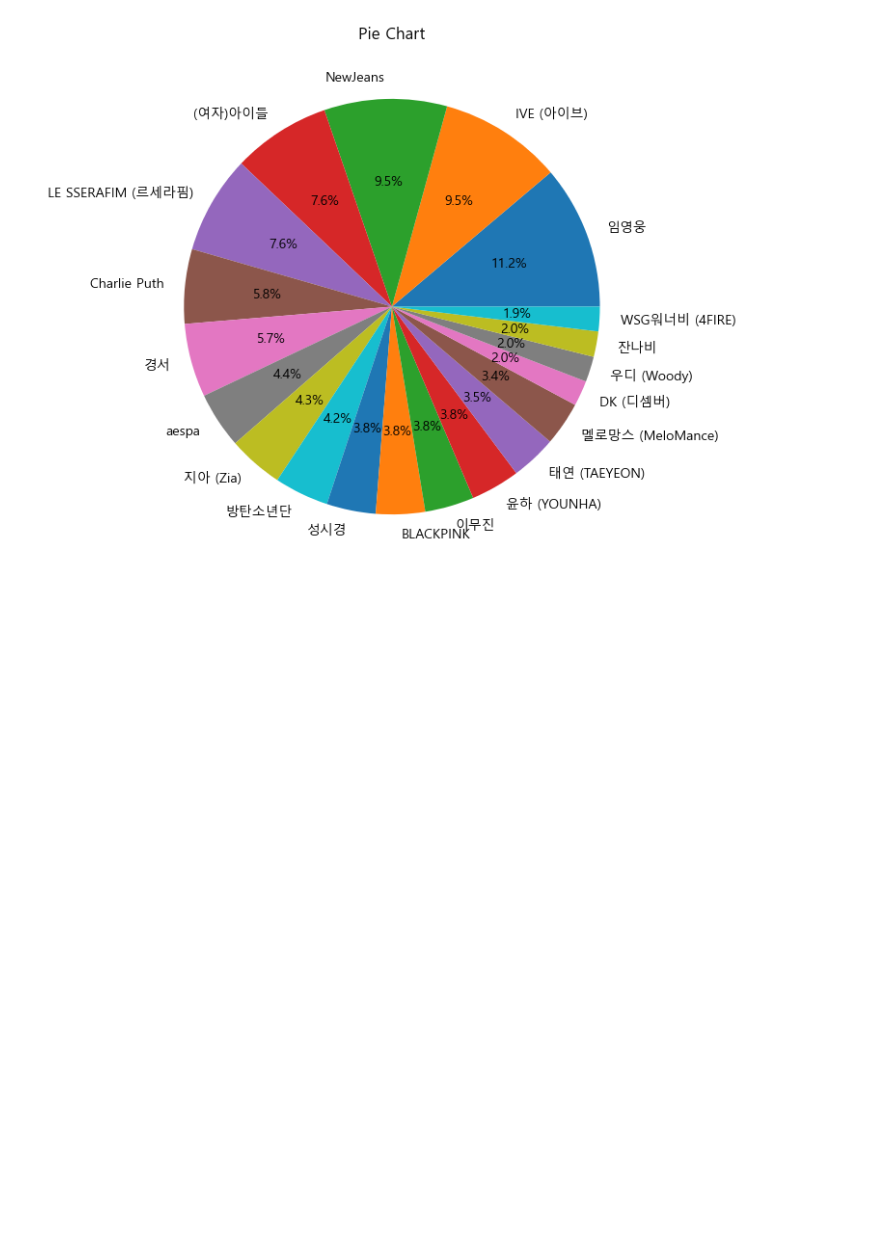
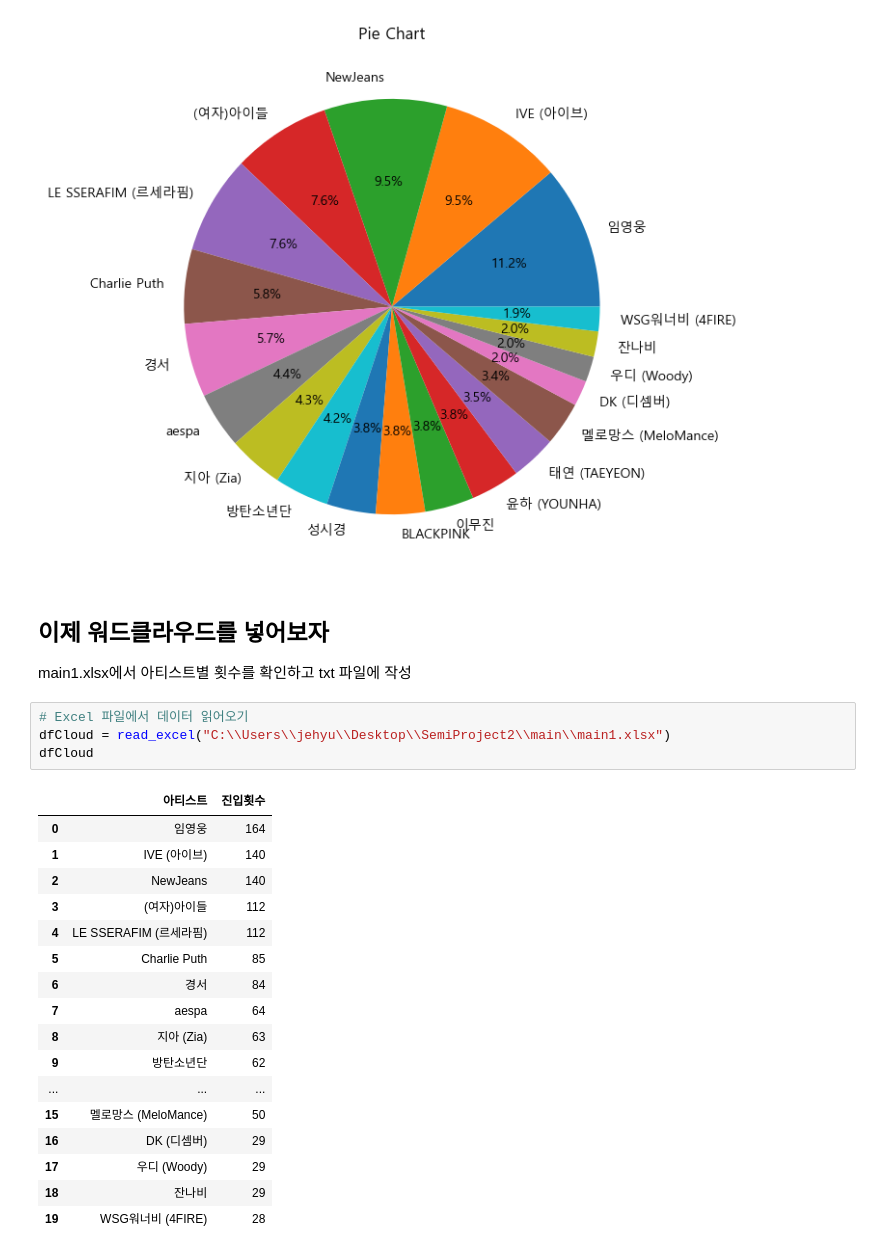
Before and after one commit to jaekim3220/SemiProject2, a Jupyter notebook: main1_test.ipynb, the cells around one changed output. Cells and saved outputs as stored; diff of their text form; blank space fills up the shorter version.

```diff
--- a/main/Test.ipynb
+++ b/main1_test.ipynb
@@ -176,3 +194,29 @@ plt.close()
 # %% [output]
 ['임영웅', 'IVE (아이브)', 'NewJeans', '(여자)아이들', 'LE SSERAFIM (르세라핌)', 'Charlie Puth', '경서', 'aespa', '지아 (Zia)', '방탄소년단', '성시경', 'BLACKPINK', '이무진', '윤하 (YOUNHA)', '태연 (TAEYEON)', '멜로망스 (MeloMance)', 'DK  ...
 [figure]
+# %% [markdown]
+## 이제 워드클라우드를 넣어보자
+
+main1.xlsx에서 아티스트별 횟수를 확인하고 txt 파일에 작성
+# %%
+# Excel 파일에서 데이터 읽어오기
+dfCloud = read_excel("C:\\Users\\jehyu\\Desktop\\SemiProject2\\main\\main1.xlsx")
+dfCloud
+# %% [output]
+|  | 아티스트 | 진입횟수 |
+| 0 | 임영웅 | 164 |
+| 1 | IVE (아이브) | 140 |
+| 2 | NewJeans | 140 |
+| 3 | (여자)아이들 | 112 |
+| 4 | LE SSERAFIM (르세라핌) | 112 |
+| 5 | Charlie Puth | 85 |
+| 6 | 경서 | 84 |
+| 7 | aespa | 64 |
+| 8 | 지아 (Zia) | 63 |
+| 9 | 방탄소년단 | 62 |
+| ... | ... | ... |
+| 15 | 멜로망스 (MeloMance) | 50 |
+| 16 | DK (디셈버) | 29 |
+| 17 | 우디 (Woody) | 29 |
+| 18 | 잔나비 | 29 |
+| 19 | WSG워너비 (4FIRE) | 28 |
```
Also changed, not shown: parts of 7 cells of this notebook, 7 other files.
